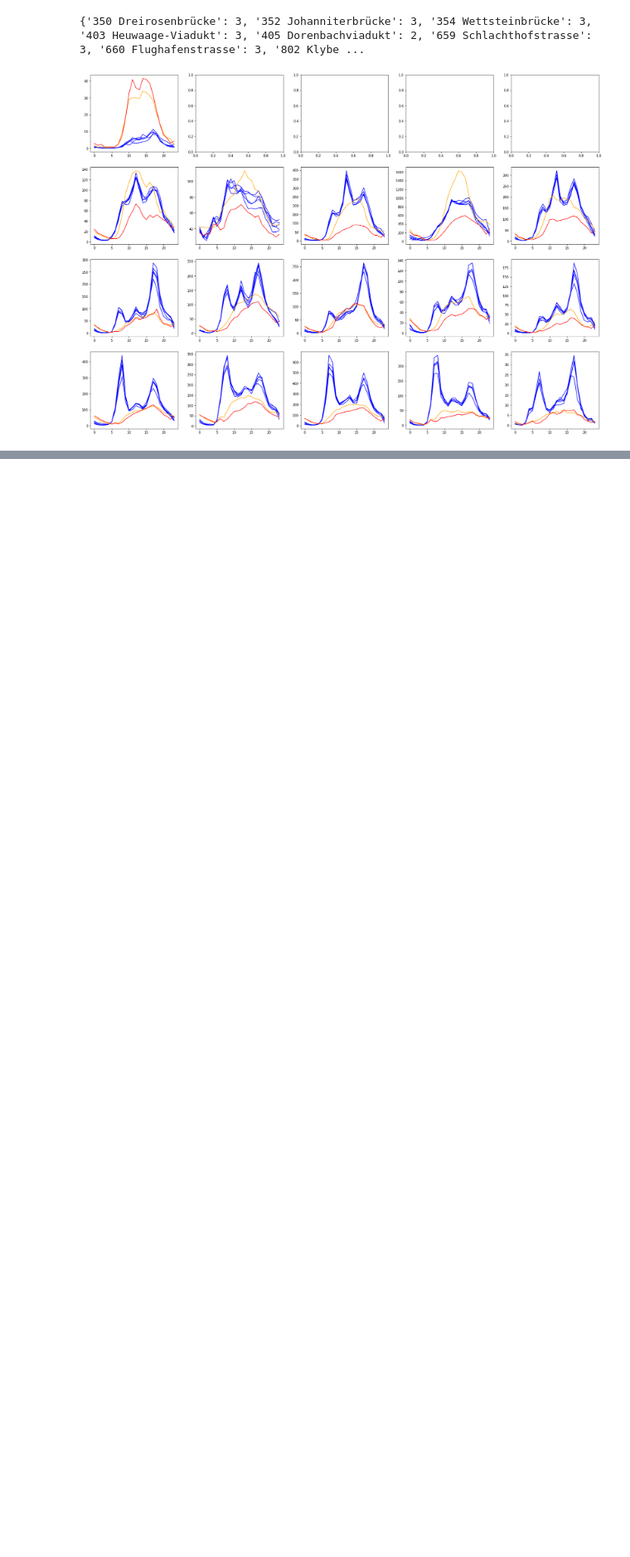
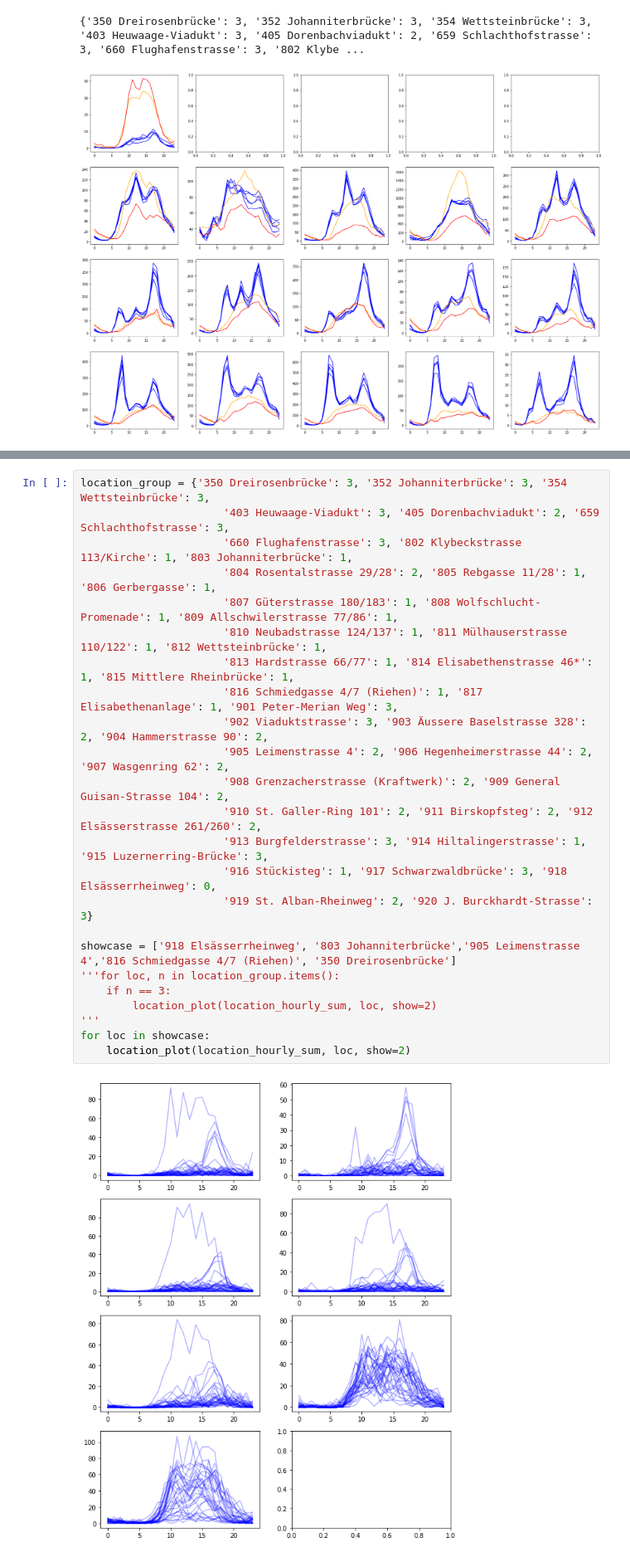
Before and after one commit to 1b15/walk-flow, a Jupyter notebook: notebooks/basel_analysis.ipynb, the cells around one changed output, grey strips where cells are left out. Shown at 83% size. Cells and saved outputs as stored; diff of their text form; blank space fills up the shorter version.

```diff
--- a/notebooks/basel_analysis.ipynb
+++ b/notebooks/basel_analysis.ipynb
@@ -158,0 +181,26 @@ print(get_cluster_roles(location_hourly_sum, locs))
+# %%
+location_group = {'350 Dreirosenbrücke': 3, '352 Johanniterbrücke': 3, '354 Wettsteinbrücke': 3,
+                      '403 Heuwaage-Viadukt': 3, '405 Dorenbachviadukt': 2, '659 Schlachthofstrasse': 3,
+                      '660 Flughafenstrasse': 3, '802 Klybeckstrasse 113/Kirche': 1, '803 Johanniterbrücke': 1,
+                      '804 Rosentalstrasse 29/28': 2, '805 Rebgasse 11/28': 1, '806 Gerbergasse': 1,
+                      '807 Güterstrasse 180/183': 1, '808 Wolfschlucht-Promenade': 1, '809 Allschwilerstrasse 77/86': 1,
+                      '810 Neubadstrasse 124/137': 1, '811 Mülhauserstrasse 110/122': 1, '812 Wettsteinbrücke': 1,
+                      '813 Hardstrasse 66/77': 1, '814 Elisabethenstrasse 46*': 1, '815 Mittlere Rheinbrücke': 1,
+                      '816 Schmiedgasse 4/7 (Riehen)': 1, '817 Elisabethenanlage': 1, '901 Peter-Merian Weg': 3,
+                      '902 Viaduktstrasse': 3, '903 Äussere Baselstrasse 328': 2, '904 Hammerstrasse 90': 2,
+                      '905 Leimenstrasse 4': 2, '906 Hegenheimerstrasse 44': 2, '907 Wasgenring 62': 2,
+                      '908 Grenzacherstrasse (Kraftwerk)': 2, '909 General Guisan-Strasse 104': 2,
+                      '910 St. Galler-Ring 101': 2, '911 Birskopfsteg': 2, '912 Elsässerstrasse 261/260': 2,
+                      '913 Burgfelderstrasse': 3, '914 Hiltalingerstrasse': 1, '915 Luzernerring-Brücke': 3,
+                      '916 Stückisteg': 1, '917 Schwarzwaldbrücke': 3, '918 Elsässerrheinweg': 0,
+                      '919 St. Alban-Rheinweg': 2, '920 J. Burckhardt-Strasse': 3}
+
+showcase = ['918 Elsässerrheinweg', '803 Johanniterbrücke','905 Leimenstrasse 4','816 Schmiedgasse 4/7 (Riehen)', '350 Dreirosenbrücke']
+'''for loc, n in location_group.items():
+    if n == 3:
+        location_plot(location_hourly_sum, loc, show=2)
+'''
+for loc in showcase:
+    location_plot(location_hourly_sum, loc, show=2)
+# %% [output]
+[figure, added]
```
Also changed, not shown: parts of 4 cells of this notebook.
